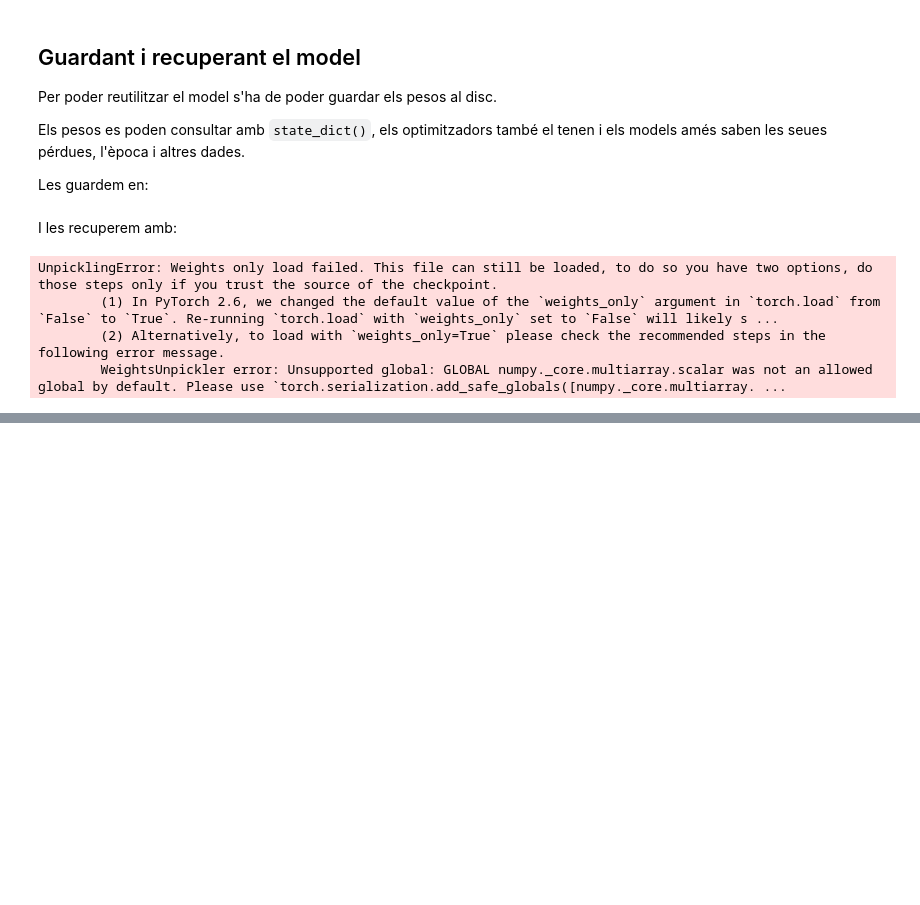
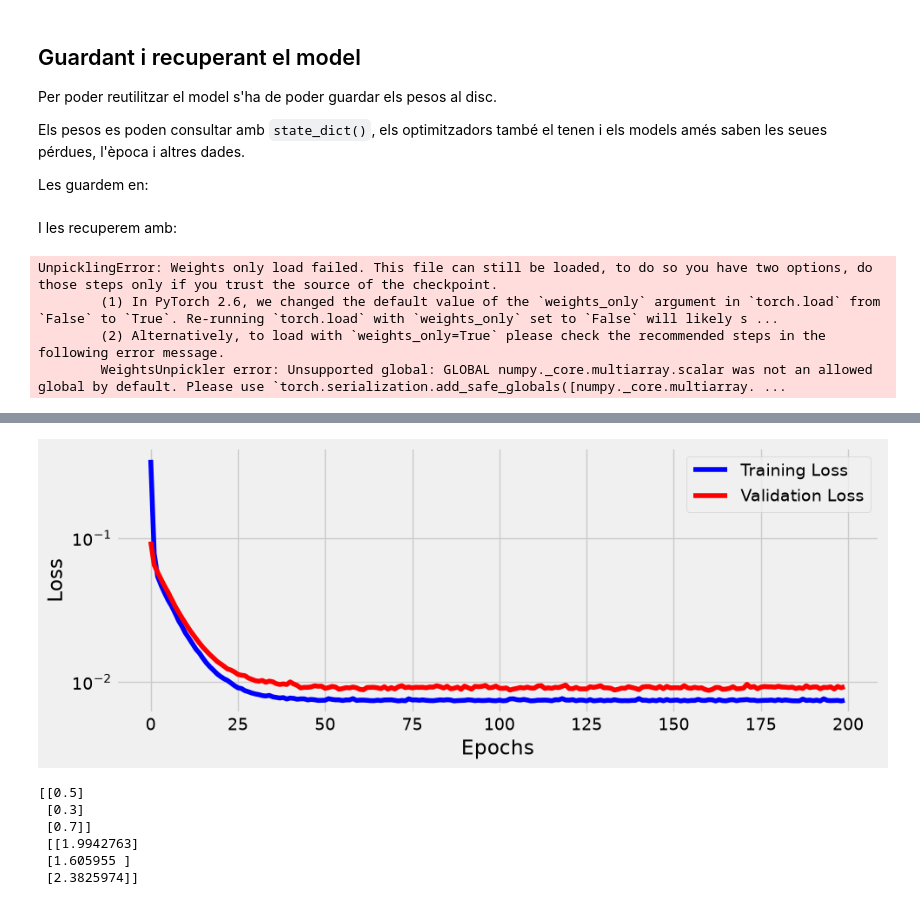
Before and after one commit to xxjcaxx/Disseny-i-avaluacio-de-models, a Jupyter notebook: apunts/documents/deep_learning/xarxes_neuronals_pytorch.ipynb, the cells around one changed output, grey strips where cells are left out. Cells and saved outputs as stored; diff of their text form; code cells hidden in the pictures; blank space fills up the shorter version.

```diff
--- a/apunts/documents/deep_learning/xarxes_neuronals_pytorch.ipynb
+++ b/apunts/documents/deep_learning/xarxes_neuronals_pytorch.ipynb
@@ -413,0 +716,14 @@ UnpicklingError: Weights only load failed. This file can still be loaded, to do
+# %%
+# Sets learning rate - this is "eta" ~ the "n" like Greek letter
+lr = 0.1
+
+torch.manual_seed(42)
+# Now we can create a model and send it at once to the device
+model = nn.Sequential(nn.Linear(1, 1))
+
+# Defines a SGD optimizer to update the parameters
+# (now retrieved directly from the model)
+optimizer = optim.SGD(model.parameters(), lr=lr)
+
+# Defines a MSE loss function
+loss_fn = nn.MSELoss(reduction='mean')
@@ -413,0 +746,2 @@ UnpicklingError: Weights only load failed. This file can still be loaded, to do
+# %%
+sbs.train(n_epochs=200)
@@ -413,0 +754,15 @@ UnpicklingError: Weights only load failed. This file can still be loaded, to do
+# %%
+fig = sbs.plot_losses()
+# %% [output]
+[figure, added]
+# %%
+new_data = np.array([.5, .3, .7]).reshape(-1, 1)
+predictions = sbs.predict(new_data)
+print(new_data,"\n",predictions)
+# %% [output]
+[[0.5]
+ [0.3]
+ [0.7]]
+ [[1.9942763]
+ [1.605955 ]
+ [2.3825974]]
```
Also changed, not shown: parts of 23 cells of this notebook, 4 other files.
